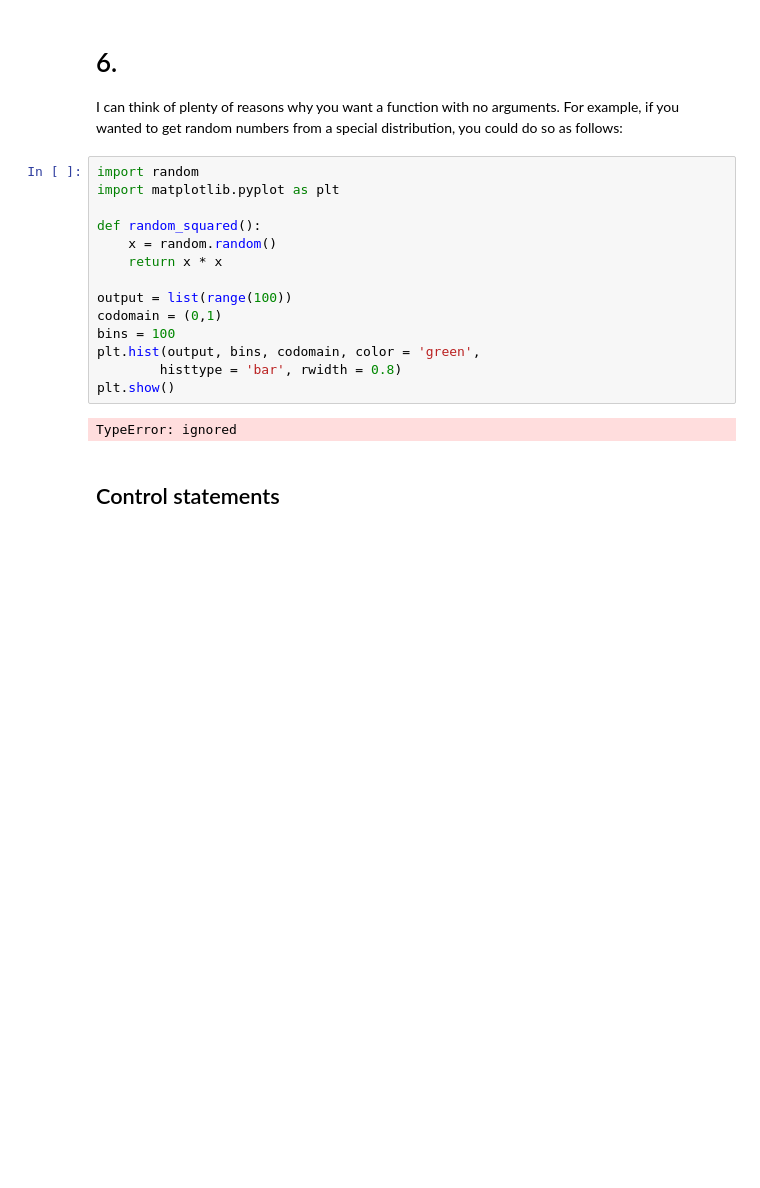
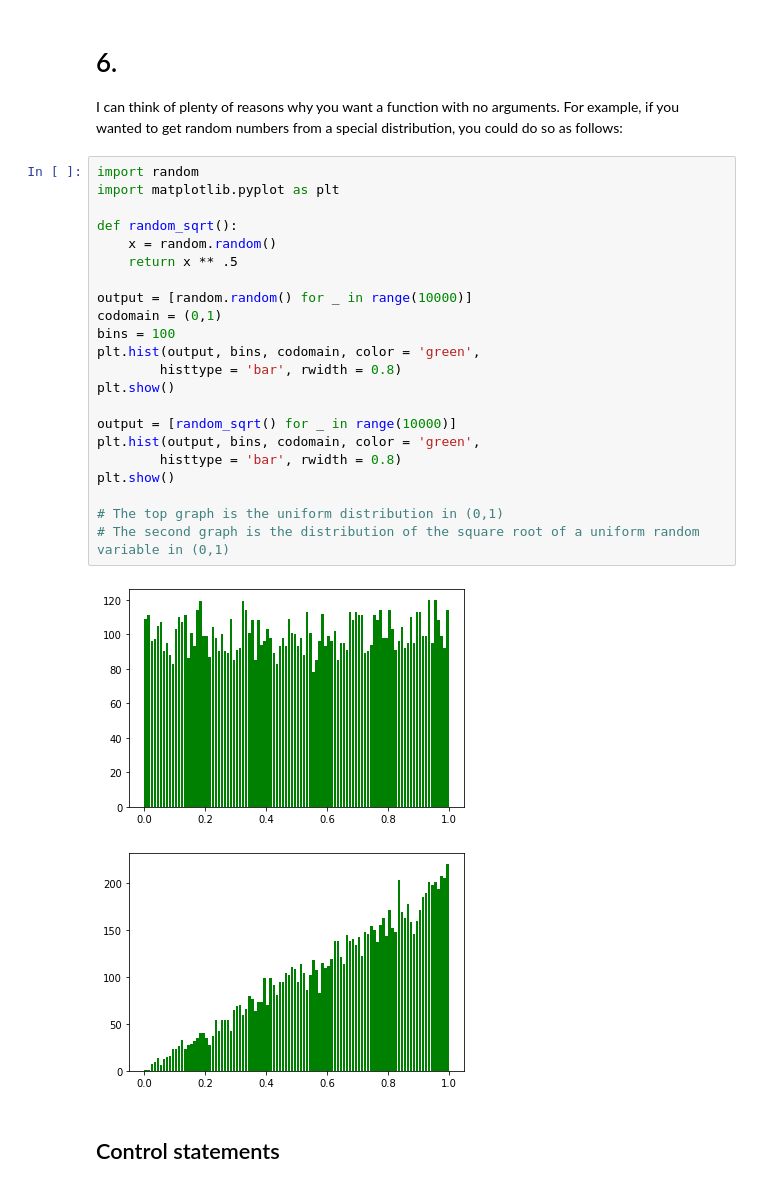
Before and after one commit to jdvallad/Math-152, a Jupyter notebook: P4M_Notebook_2.ipynb, the cells around one changed output. Cells and saved outputs as stored; diff of their text form; blank space fills up the shorter version.

```diff
--- a/P4M_Notebook_2.ipynb
+++ b/P4M_Notebook_2.ipynb
@@ -209,19 +209,28 @@ I can think of plenty of reasons why you want a function with no arguments. For
 # %%
 import random
 import matplotlib.pyplot as plt
 
-def random_squared():
+def random_sqrt():
     x = random.random()
-    return x * x
+    return x ** .5
 
-output = list(range(100))
+output = [random.random() for _ in range(10000)]
 codomain = (0,1)
 bins = 100
 plt.hist(output, bins, codomain, color = 'green',
         histtype = 'bar', rwidth = 0.8)
 plt.show()
+
+output = [random_sqrt() for _ in range(10000)]
+plt.hist(output, bins, codomain, color = 'green',
+        histtype = 'bar', rwidth = 0.8)
+plt.show()
+
+# The top graph is the uniform distribution in (0,1)
+# The second graph is the distribution of the square root of a uniform random variable in (0,1)
 # %% [output]
-TypeError: ignored
+[figure, added]
+[figure, added]
 # %% [markdown]
 ## Control statements
 # %% [markdown]
```
